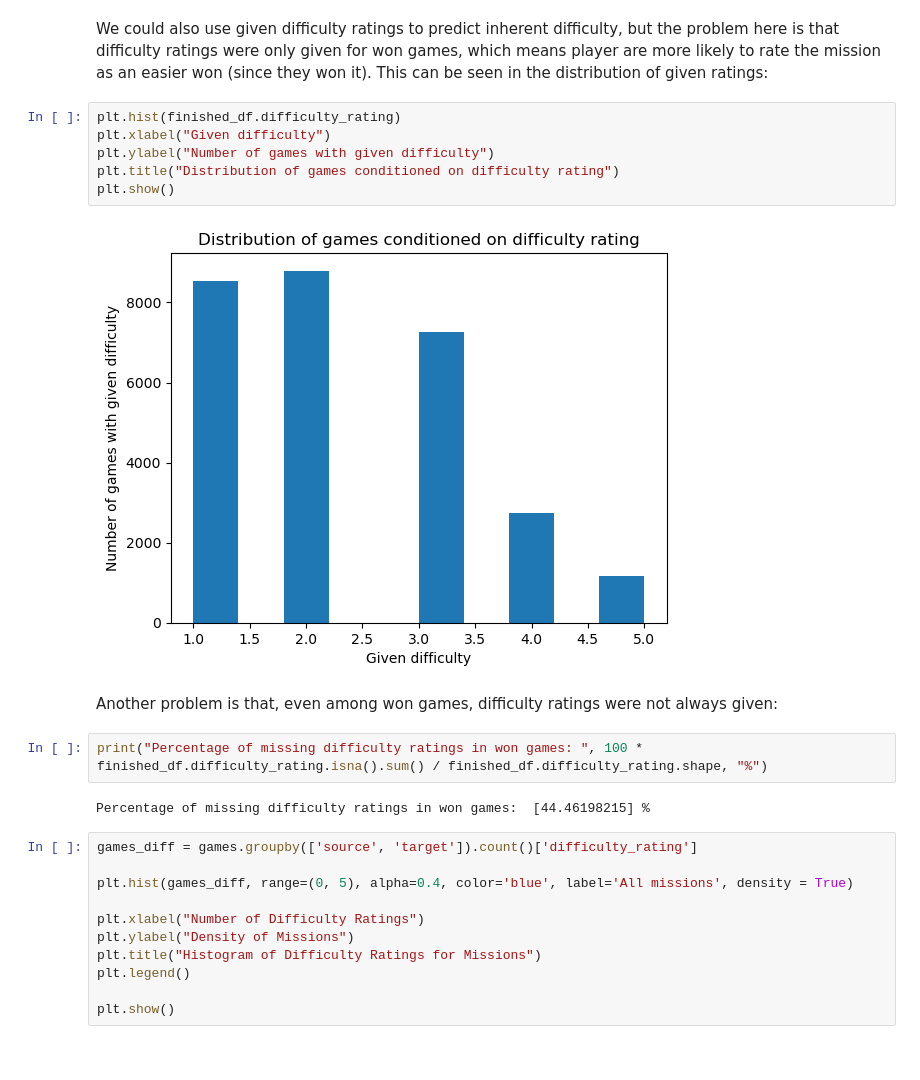
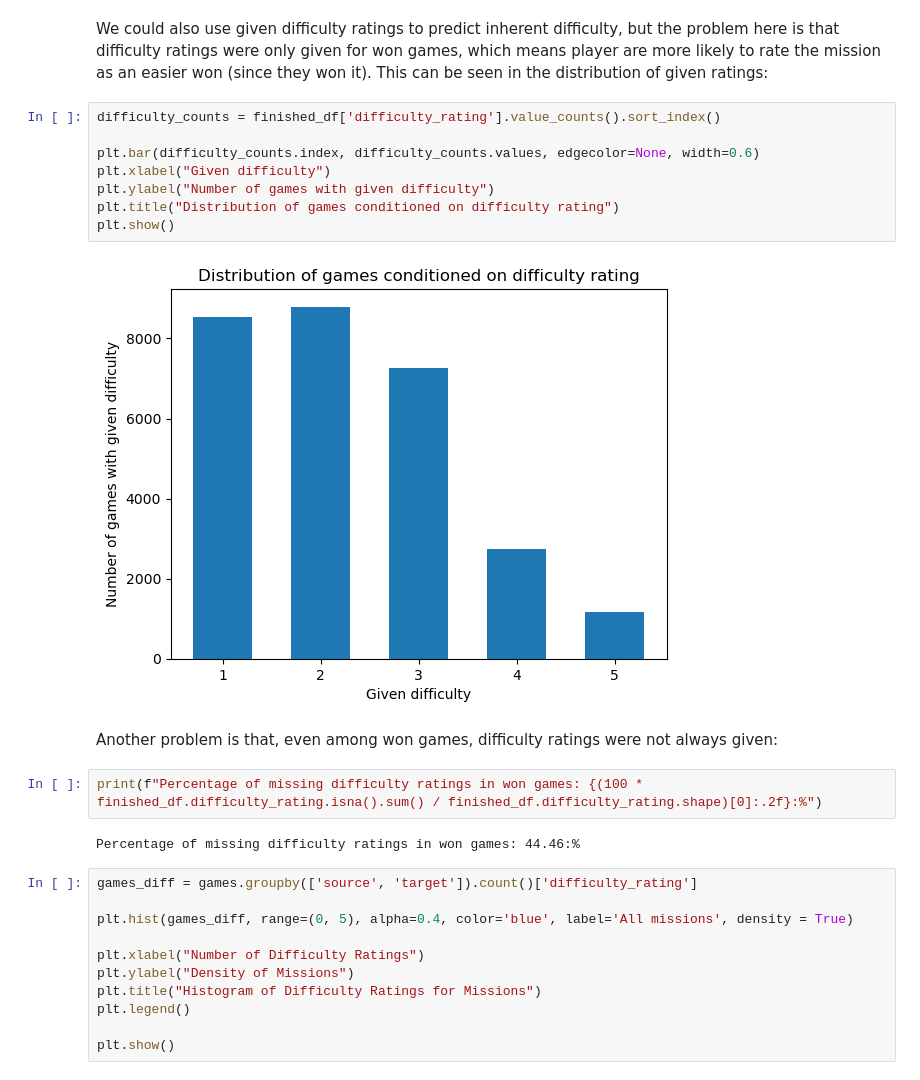
Before and after one commit to epfl-ada/ada-2024-project-outliars, a Jupyter notebook: results.ipynb, the cells around one changed output. Drawn from its saved outputs; the diff is of its cells as text.

```diff
--- a/results.ipynb
+++ b/results.ipynb
@@ -300,19 +300,21 @@ We immediately notice a big problem: most missions were played only once or twic
 # %% [markdown]
 We could also use given difficulty ratings to predict inherent difficulty, but the problem here is that difficulty ratings were only given for won games, which means player are more likely to rate the mission as an easier won (since they won it). This can be seen in the distribution of given ratings:
 # %%
-plt.hist(finished_df.difficulty_rating)
+difficulty_counts = finished_df['difficulty_rating'].value_counts().sort_index()
+
+plt.bar(difficulty_counts.index, difficulty_counts.values, edgecolor=None, width=0.6)
 plt.xlabel("Given difficulty")
 plt.ylabel("Number of games with given difficulty")
 plt.title("Distribution of games conditioned on difficulty rating")
 plt.show()
 # %% [output]
-[figure, old version]
+[figure, new version]
 # %% [markdown]
 Another problem is that, even among won games, difficulty ratings were not always given:
 # %%
-print("Percentage of missing difficulty ratings in won games: ", 100 * finished_df.difficulty_rating.isna().sum() / finished_df.difficulty_rating.shape, "%")
+print(f"Percentage of missing difficulty ratings in won games: {(100 * finished_df.difficulty_rating.isna().sum() / finished_df.difficulty_rating.shape)[0]:.2f}:%")
 # %% [output]
-Percentage of missing difficulty ratings in won games:  [44.46198215] %
+Percentage of missing difficulty ratings in won games: 44.46:%
 # %%
 games_diff = games.groupby(['source', 'target']).count()['difficulty_rating']
 
```
Also changed, not shown: parts of 18 cells of this notebook, 2 other files.
